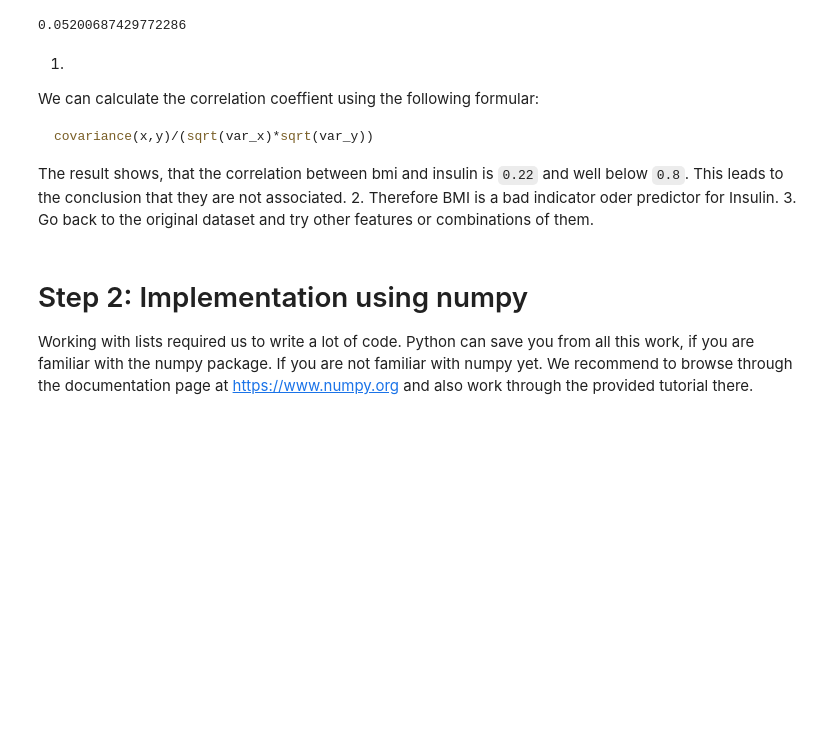
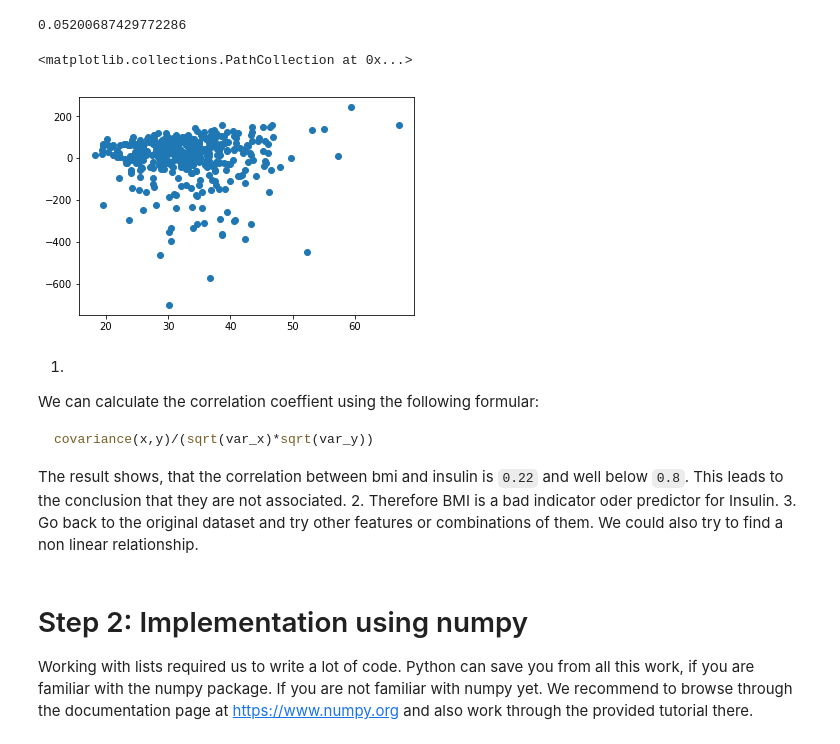
Before and after one commit to sirexeclp/ml4pm, a Jupyter notebook: mlpm_ex01_linear_regression/1_LinRegTut_STUDENT.ipynb, the cells around one changed output. Cells and saved outputs as stored; diff of their text form; code cells hidden in the pictures; blank space fills up the shorter version.

```diff
--- a/mlpm_ex01_linear_regression/1_LinRegTut_STUDENT.ipynb
+++ b/mlpm_ex01_linear_regression/1_LinRegTut_STUDENT.ipynb
@@ -212,12 +191,8 @@ $$\hat y = a + b * x$$
 # %%
 # Make predictions
 def simple_linear_regression(x, y):
-    predictions = []
     a, b = coefficients(x, y)
-    for i in x:
-        yhat = a+b*i
-        predictions.append(yhat)
-    return predictions
+    return [a+b*i for i in x]
 
 predictions = simple_linear_regression(x,y)
 # %% [markdown]
@@ -288,6 +263,11 @@ def r2(x,y,algorithm):
 r2(x,y,simple_linear_regression)
 # %% [output]
 0.05200687429772286
+# %%
+plt.scatter(x, [(p-a) for p,a in zip(predictions,y)])
+# %% [output]
+<matplotlib.collections.PathCollection at 0x...>
+[figure, added]
 # %% [markdown]
 1.
 We can calculate the correlation coeffient using the following formular:
@@ -298,7 +278,7 @@ covariance(x,y)/(sqrt(var_x)*sqrt(var_y))
 The result shows, that the correlation between bmi and insulin is `0.22` and well below `0.8`.
 This leads to the conclusion that they are not associated.
 2. Therefore BMI is a bad indicator oder predictor for Insulin.
-3. Go back to the original dataset and try other features or combinations of them.
+3. Go back to the original dataset and try other features or combinations of them. We could also try to find a non linear relationship.
 # %% [markdown]
 # Step 2: Implementation using numpy
 
```
Also changed, not shown: parts of 9 cells of this notebook.
